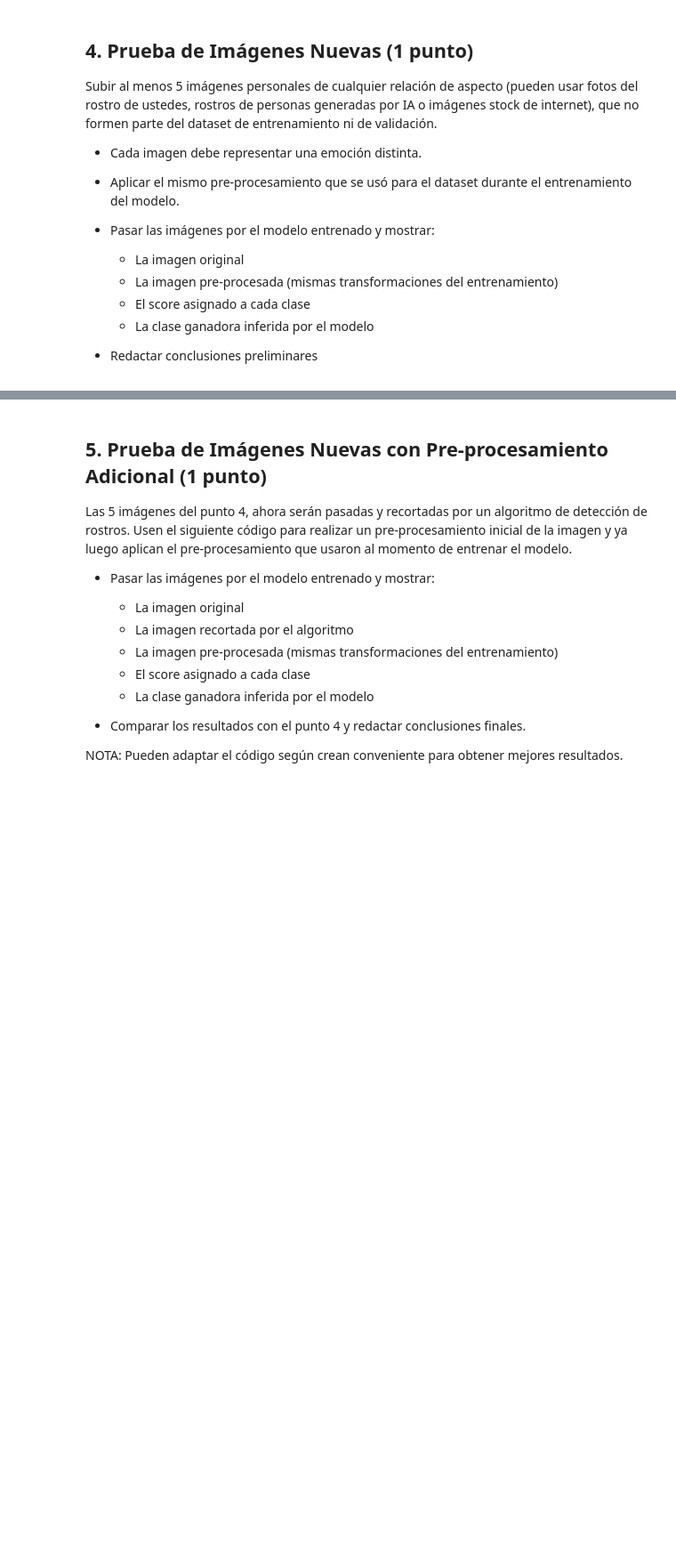
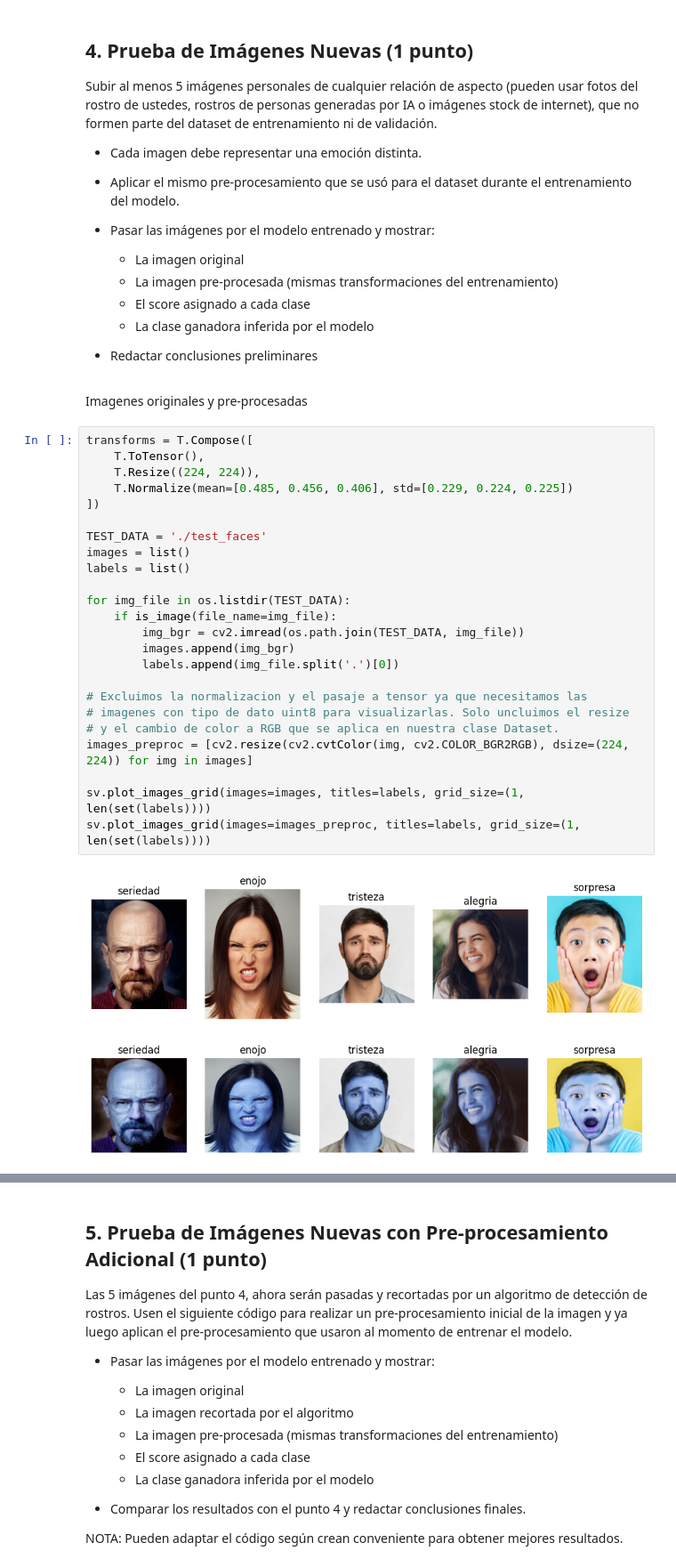
Before and after one commit to maximdorogov/aprendizaje-profundo, a Jupyter notebook: tp2/DOROGOV-MAXIM-DL-TP2-Co20.ipynb, the cells around one changed output, grey strips where cells are left out. Shown at 89% size. Cells and saved outputs as stored; diff of their text form; blank space fills up the shorter version.

```diff
--- a/tp2/DOROGOV-MAXIM-DL-TP2-Co20.ipynb
+++ b/tp2/DOROGOV-MAXIM-DL-TP2-Co20.ipynb
@@ -665,3 +676,32 @@ Subir al menos 5 imágenes personales de cualquier relación de aspecto (pueden
   - La clase ganadora inferida por el modelo
 
 - Redactar conclusiones preliminares
+# %% [markdown]
+Imagenes originales y pre-procesadas
+# %%
+transforms = T.Compose([
+    T.ToTensor(),
+    T.Resize((224, 224)),
+    T.Normalize(mean=[0.485, 0.456, 0.406], std=[0.229, 0.224, 0.225])
+])
+
+TEST_DATA = './test_faces'
+images = list()
+labels = list()
+
+for img_file in os.listdir(TEST_DATA):
+    if is_image(file_name=img_file):
+        img_bgr = cv2.imread(os.path.join(TEST_DATA, img_file))
+        images.append(img_bgr)
+        labels.append(img_file.split('.')[0])
+
+# Excluimos la normalizacion y el pasaje a tensor ya que necesitamos las
+# imagenes con tipo de dato uint8 para visualizarlas. Solo uncluimos el resize
+# y el cambio de color a RGB que se aplica en nuestra clase Dataset.
+images_preproc = [cv2.resize(cv2.cvtColor(img, cv2.COLOR_BGR2RGB), dsize=(224, 224)) for img in images]
+
+sv.plot_images_grid(images=images, titles=labels, grid_size=(1, len(set(labels))))
+sv.plot_images_grid(images=images_preproc, titles=labels, grid_size=(1, len(set(labels))))
+# %% [output]
+[figure, added]
+[figure, added]
```
Also changed, not shown: parts of 10 cells of this notebook.
